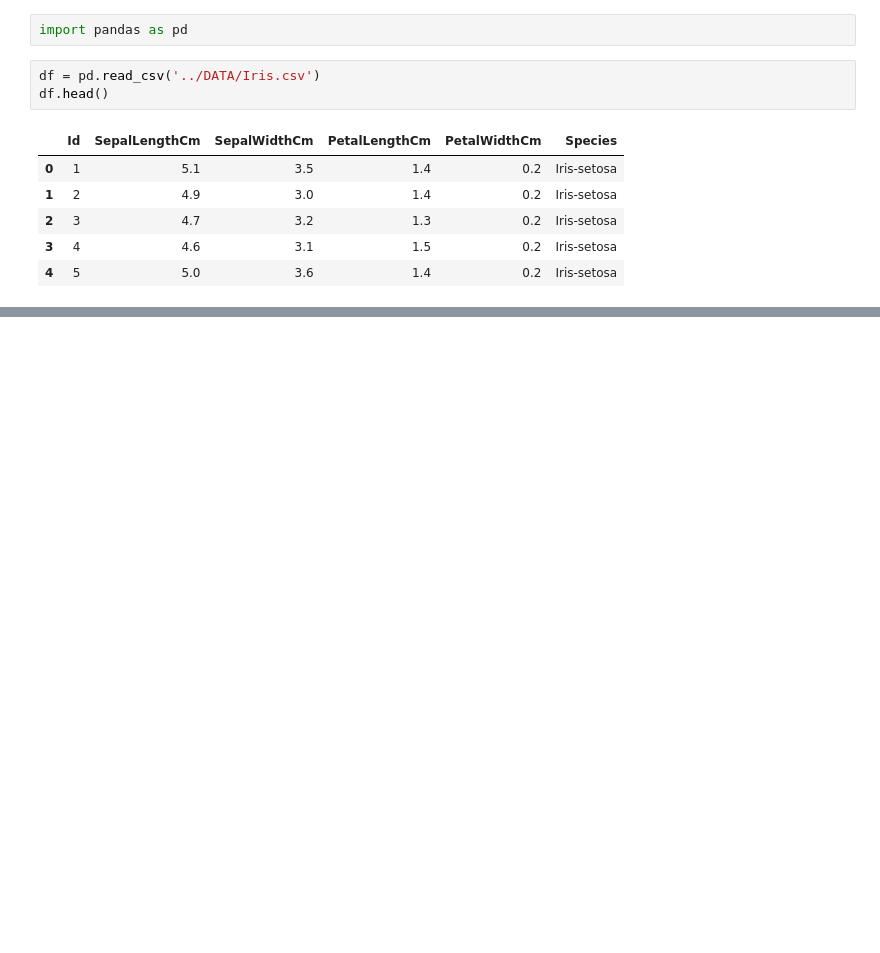
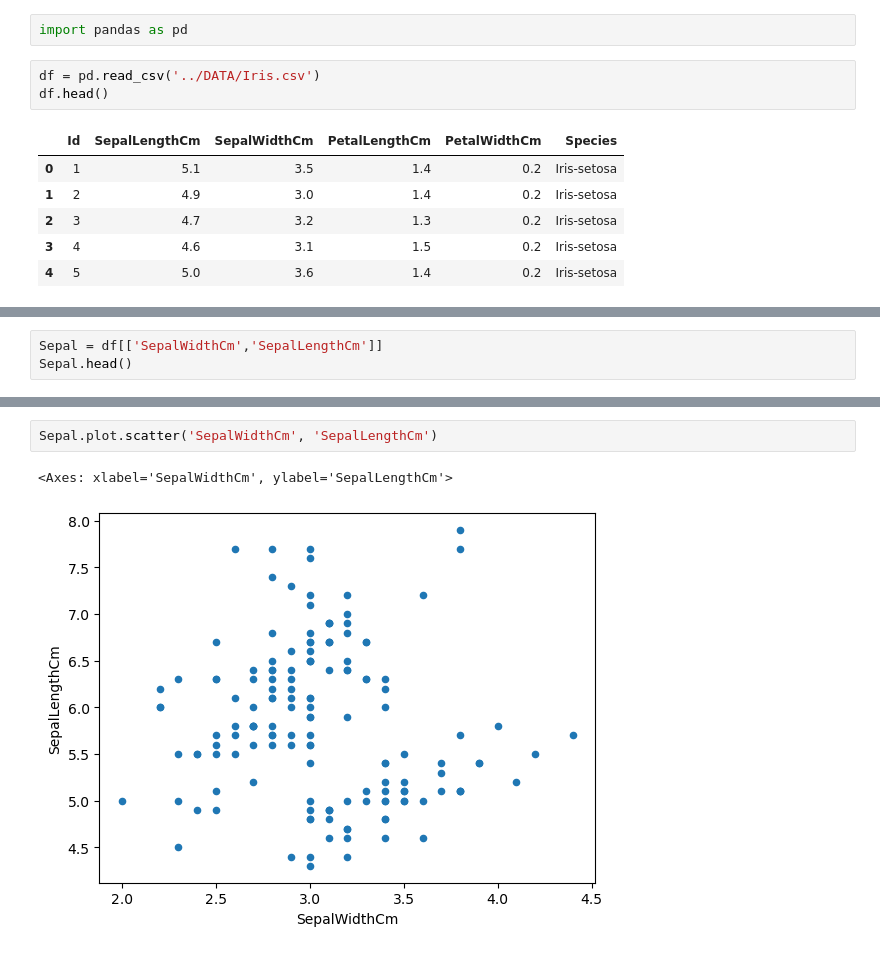
Before and after one commit to amenhasfaw/DPFE, a Jupyter notebook: CODE/Pandas.ipynb, the cells around one changed output, grey strips where cells are left out. Saved outputs shown, nothing was run; the diff lists cells and outputs as text; blank space fills up the shorter version.

```diff
--- a/CODE/Pandas.ipynb
+++ b/CODE/Pandas.ipynb
@@ -12,0 +82,3 @@ df.head()
+# %%
+Sepal = df[['SepalWidthCm','SepalLengthCm']]
+Sepal.head()
@@ -12,0 +92,5 @@ df.head()
+# %%
+Sepal.plot.scatter('SepalWidthCm', 'SepalLengthCm')
+# %% [output]
+<Axes: xlabel='SepalWidthCm', ylabel='SepalLengthCm'>
+[figure, added]
```
Also changed, not shown: parts of 22 cells of this notebook.
